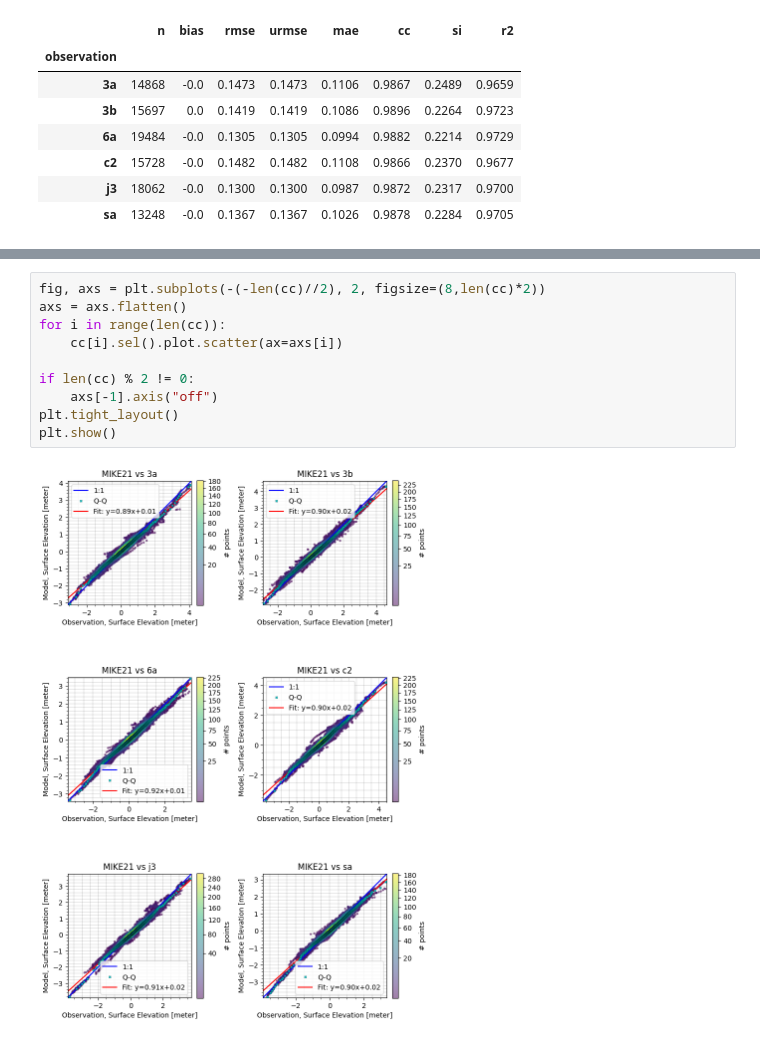
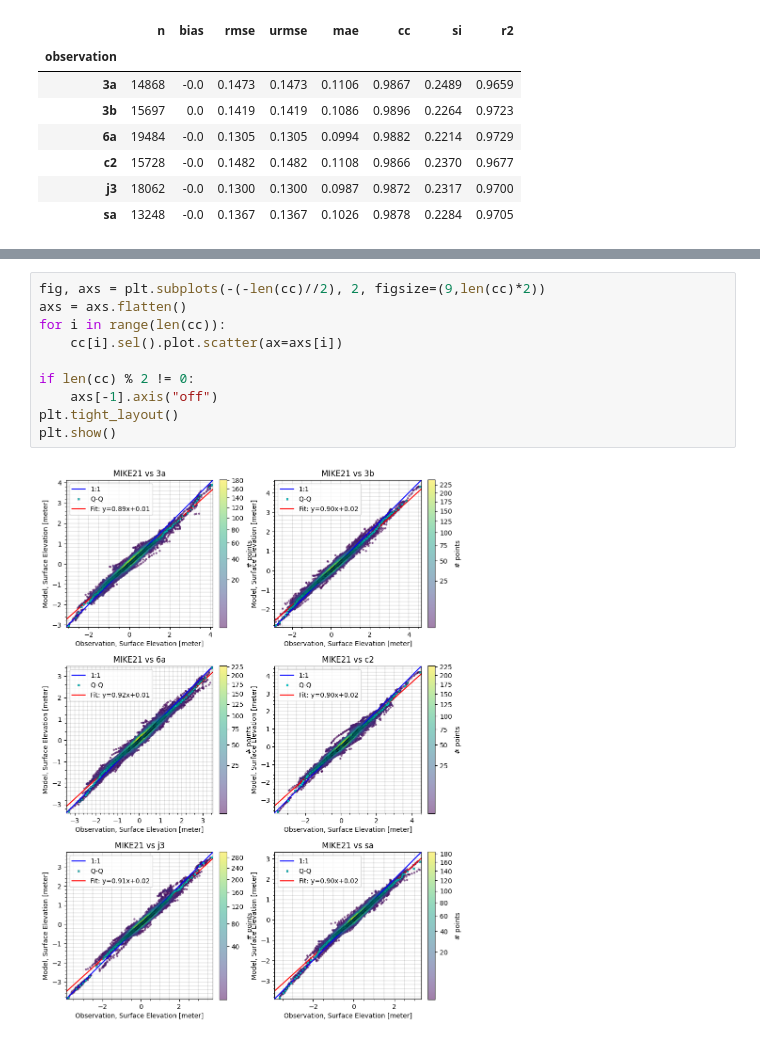
Before and after one commit to DHI/WaterBench-MIKE21HD-SouthernNorthSea, a Jupyter notebook: code/model_validation_altimetry.ipynb, the cells around one changed output, grey strips where cells are left out. Drawn from its saved outputs; the diff is of its cells as text.

```diff
--- a/code/model_validation_altimetry.ipynb
+++ b/code/model_validation_altimetry.ipynb
@@ -61,12 +61,12 @@ if save_png: plt.savefig("../figures/altimetry_comparison.png", bbox_inches="tig
 # %%
-fig, axs = plt.subplots(-(-len(cc)//2), 2, figsize=(8,len(cc)*2))
+fig, axs = plt.subplots(-(-len(cc)//2), 2, figsize=(9,len(cc)*2))
 axs = axs.flatten()
 for i in range(len(cc)):
     cc[i].sel().plot.scatter(ax=axs[i])
 
 if len(cc) % 2 != 0:
     axs[-1].axis("off")
 plt.tight_layout()
 plt.show()
 # %% [output]
-[figure, old version]
+[figure, new version]
```
Also changed, not shown: parts of 1 cell of this notebook, 14 other files.
